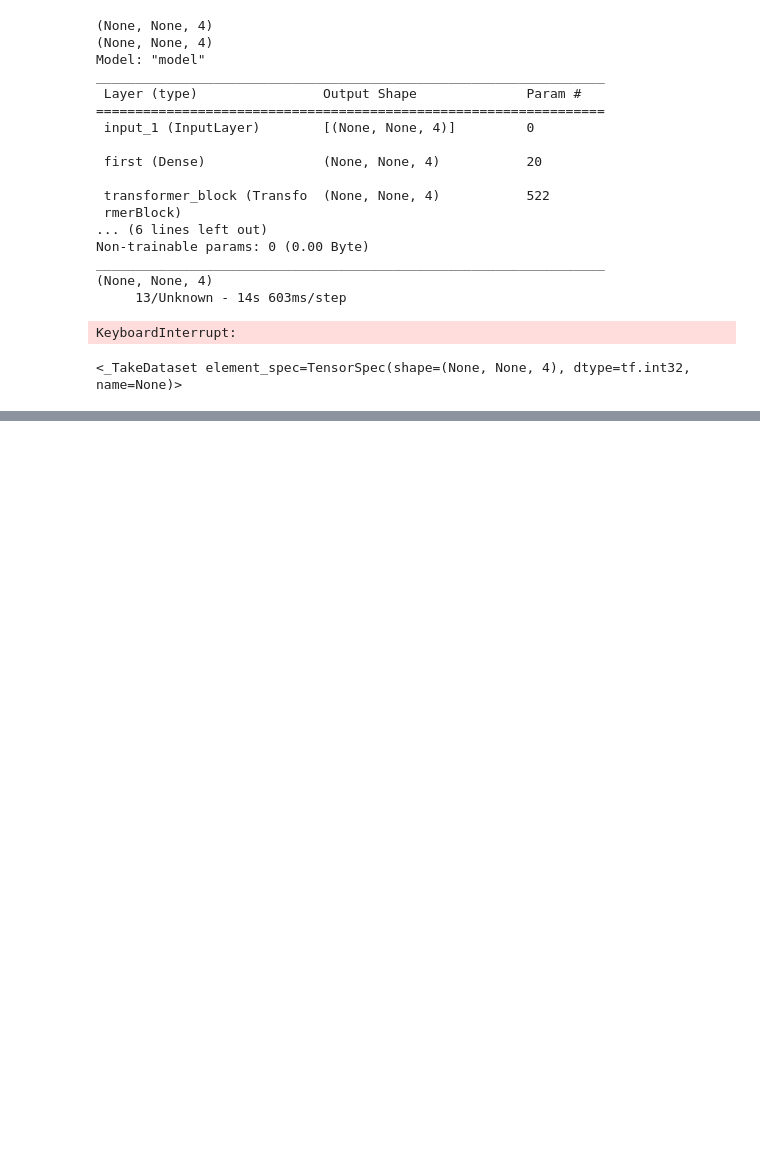
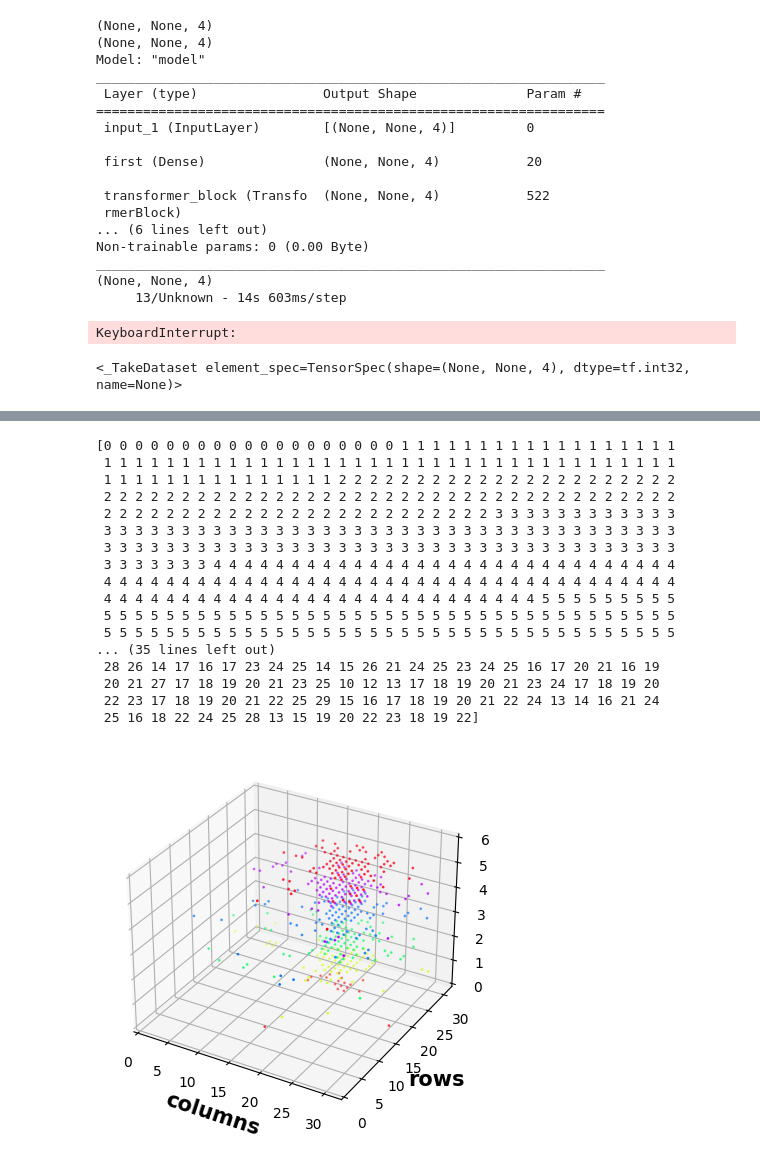
Before and after one commit to janscharf/PC-T-GAN, a Jupyter notebook: PC_T_GAN.ipynb, the cells around one changed output, grey strips where cells are left out. Cells and saved outputs as stored; diff of their text form; code cells hidden in the pictures; blank space fills up the shorter version.

```diff
--- a/PC_T_GAN.ipynb
+++ b/PC_T_GAN.ipynb
@@ -588,0 +569,56 @@ KeyboardInterrupt:
+# %%
+i = 3
+layer, row, col = gen.change_to_real_coordinates_for_one_event(lanes[i], rows[i], columns[i])
+im = np.zeros(shape=(24, 1024, 1024))
+for j in range(layer.shape[0]):
+  im[layer[j], row[j], col[j]] = 1
+im = tf.convert_to_tensor(im)
+im = tf.expand_dims(im, axis=-1)
+im = tf.expand_dims(im, axis=0)
+reduced_im = reduce_model(im)
+reduced_im = tf.squeeze(reduced_im)
+layer_list = []
+row_list = []
+col_list = []
+layer_shape_ac, row_shape_ac, col_shape_ac = 6, 32, 32
+for x in range(layer_shape_ac):
+  for y in range(row_shape_ac):
+    for z in range(col_shape_ac):
+      if reduced_im[x,y,z] != 0 :
+        layer_list.append(x)
+        row_list.append(y)
+        col_list.append(z)
+layer = np.asarray(layer_list)
+row = np.asarray(row_list)
+col = np.asarray(col_list)
+subplot3d = plt.subplot(111, projection='3d')
+subplot3d.axes.set_xlim3d(left=0, right=col_shape_ac)
+subplot3d.axes.set_ylim3d(bottom=0, top=row_shape_ac)
+subplot3d.axes.set_zlim3d(bottom=0, top=layer_shape_ac)
+subplot3d.set_xlabel('columns', fontweight = 'bold', fontsize=15)
+subplot3d.set_ylabel('rows', fontweight = 'bold', fontsize=15)
+subplot3d.set_zlabel('layers', fontweight = 'bold', fontsize=15)
+my_cmap = plt.get_cmap('hsv')
+scatter = subplot3d.scatter(col, row, layer, c=layer, cmap=my_cmap, s=1)
+print(layer)
+print(row)
+print(col)
+# %% [output]
+[0 0 0 0 0 0 0 0 0 0 0 0 0 0 0 0 0 0 0 1 1 1 1 1 1 1 1 1 1 1 1 1 1 1 1 1 1
+ 1 1 1 1 1 1 1 1 1 1 1 1 1 1 1 1 1 1 1 1 1 1 1 1 1 1 1 1 1 1 1 1 1 1 1 1 1
+ 1 1 1 1 1 1 1 1 1 1 1 1 1 1 1 2 2 2 2 2 2 2 2 2 2 2 2 2 2 2 2 2 2 2 2 2 2
+ 2 2 2 2 2 2 2 2 2 2 2 2 2 2 2 2 2 2 2 2 2 2 2 2 2 2 2 2 2 2 2 2 2 2 2 2 2
+ 2 2 2 2 2 2 2 2 2 2 2 2 2 2 2 2 2 2 2 2 2 2 2 2 2 3 3 3 3 3 3 3 3 3 3 3 3
+ 3 3 3 3 3 3 3 3 3 3 3 3 3 3 3 3 3 3 3 3 3 3 3 3 3 3 3 3 3 3 3 3 3 3 3 3 3
+ 3 3 3 3 3 3 3 3 3 3 3 3 3 3 3 3 3 3 3 3 3 3 3 3 3 3 3 3 3 3 3 3 3 3 3 3 3
+ 3 3 3 3 3 3 3 4 4 4 4 4 4 4 4 4 4 4 4 4 4 4 4 4 4 4 4 4 4 4 4 4 4 4 4 4 4
+ 4 4 4 4 4 4 4 4 4 4 4 4 4 4 4 4 4 4 4 4 4 4 4 4 4 4 4 4 4 4 4 4 4 4 4 4 4
+ 4 4 4 4 4 4 4 4 4 4 4 4 4 4 4 4 4 4 4 4 4 4 4 4 4 4 4 4 5 5 5 5 5 5 5 5 5
+ 5 5 5 5 5 5 5 5 5 5 5 5 5 5 5 5 5 5 5 5 5 5 5 5 5 5 5 5 5 5 5 5 5 5 5 5 5
+ 5 5 5 5 5 5 5 5 5 5 5 5 5 5 5 5 5 5 5 5 5 5 5 5 5 5 5 5 5 5 5 5 5 5 5 5 5
+... (35 lines left out)
+ 28 26 14 17 16 17 23 24 25 14 15 26 21 24 25 23 24 25 16 17 20 21 16 19
+ 20 21 27 17 18 19 20 21 23 25 10 12 13 17 18 19 20 21 23 24 17 18 19 20
+ 22 23 17 18 19 20 21 22 25 29 15 16 17 18 19 20 21 22 24 13 14 16 21 24
+ 25 16 18 22 24 25 28 13 15 19 20 22 23 18 19 22]
+[figure, added]
```
Also changed, not shown: parts of 4 cells of this notebook.
